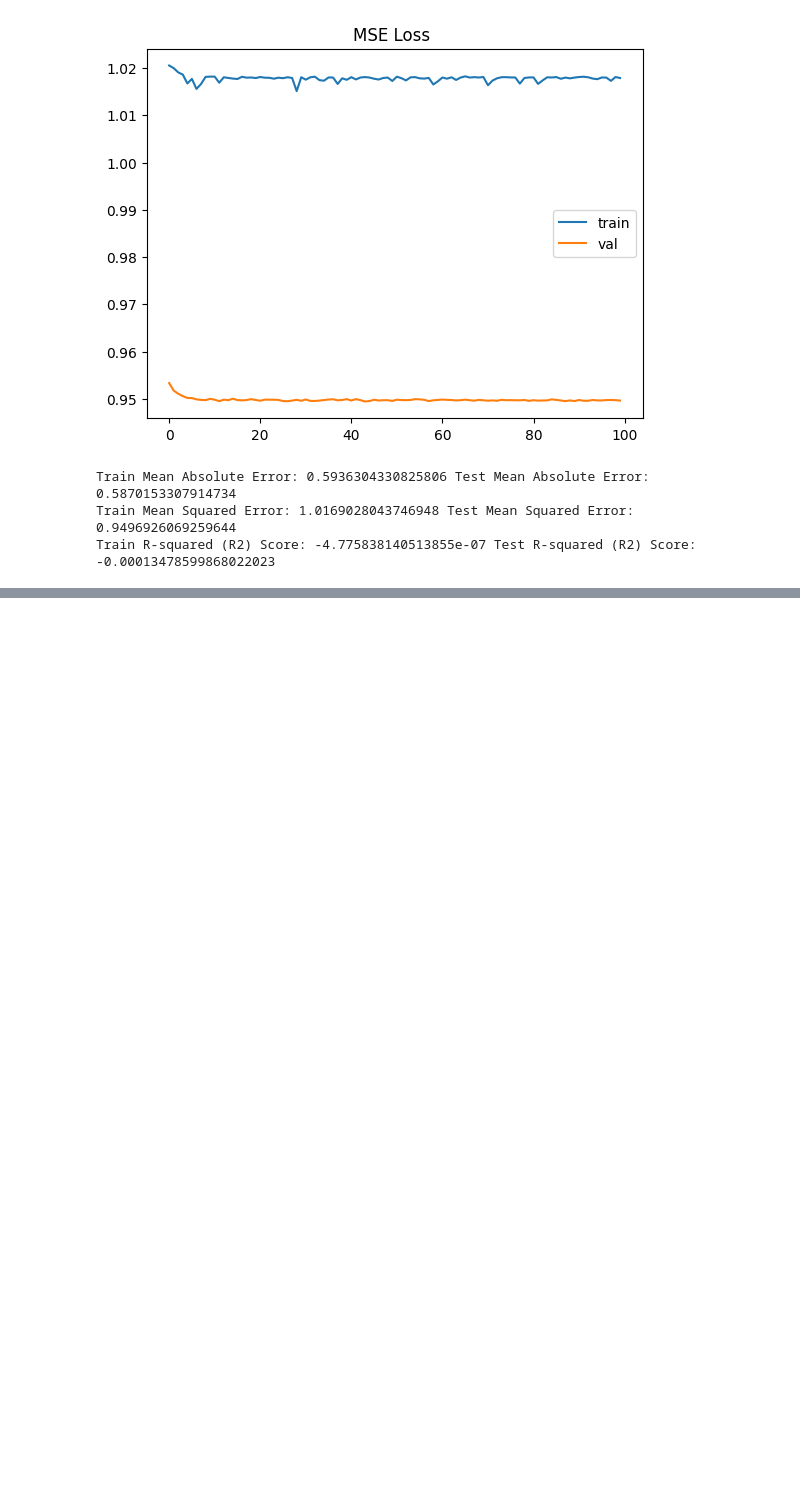
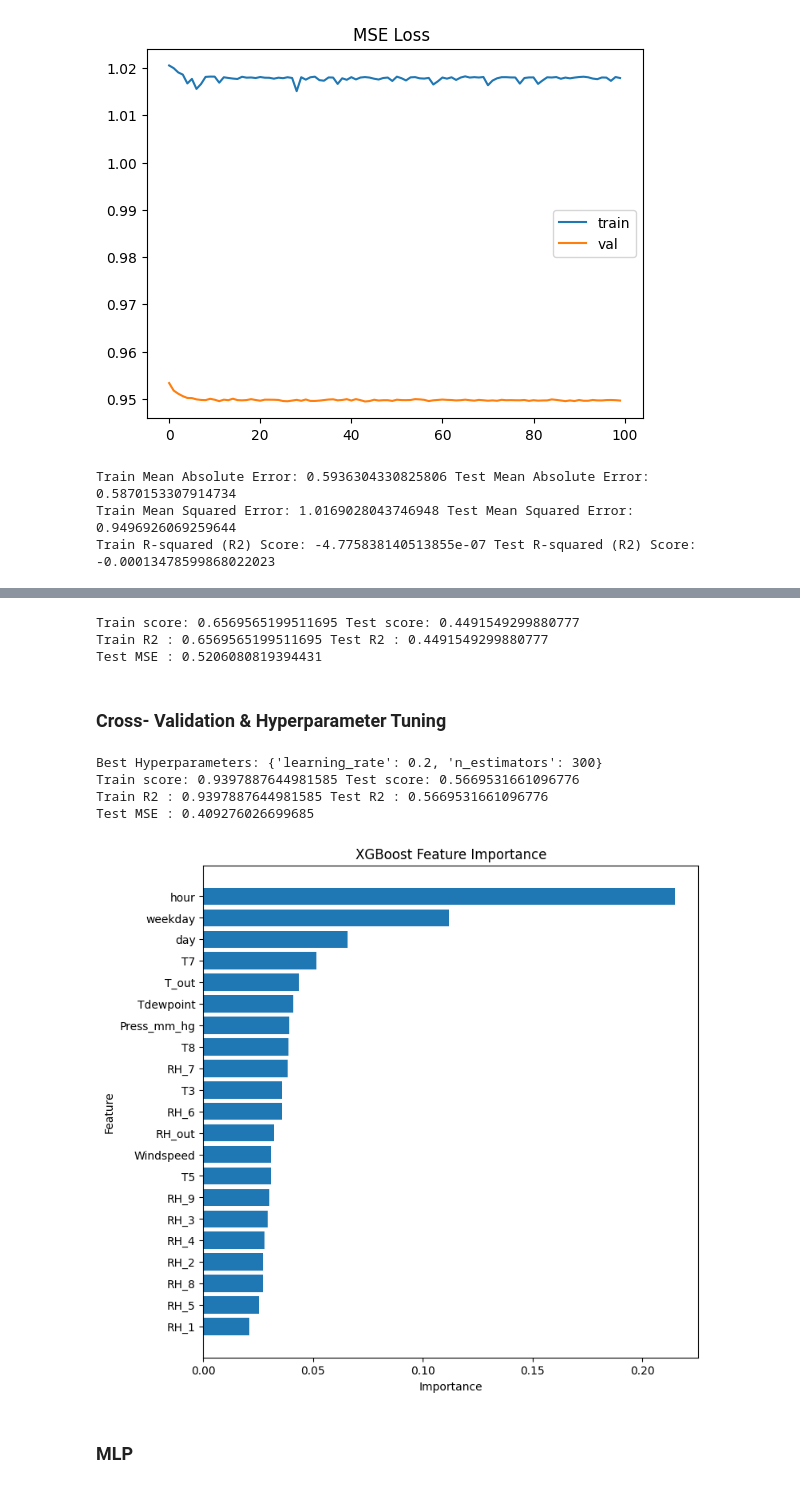
Before and after one commit to plokm008/d7041e-applied-ai-mini-project-13, a Jupyter notebook: d7041e-applied-ai-mini-project-13.ipynb, the cells around one changed output, grey strips where cells are left out. Saved outputs shown, nothing was run; the diff lists cells and outputs as text; code cells hidden in the pictures; blank space fills up the shorter version.

```diff
--- a/d7041e-applied-ai-mini-project-13.ipynb
+++ b/d7041e-applied-ai-mini-project-13.ipynb
@@ -1562,0 +1862,74 @@ torch.save(best_model.state_dict(), 'lstm.pt')
+# %%
+import xgboost as xgb
+regr =  xgb.XGBRegressor(n_estimators=100, learning_rate=0.1, random_state=42).fit(X_train, y_train)
+train_score = regr.score(X_train, y_train)
+test_score = regr.score(X_test, y_test)
+#predicting the value
+train_predictions = regr.predict(X_train)
+test_predictions = regr.predict(X_test)
+print("Train score:" ,train_score,"Test score:" ,test_score)
+train_r2 = r2_score((y_train),(train_predictions))
+test_r2 = r2_score((y_test),(test_predictions))
+print("Train R2 :" ,train_r2, "Test R2 :" ,test_r2)
+MSE  = mean_squared_error((y_test),(test_predictions))
+print("Test MSE :" , MSE)
+# %% [output]
+Train score: 0.6569565199511695 Test score: 0.4491549299880777
+Train R2 : 0.6569565199511695 Test R2 : 0.4491549299880777
+Test MSE : 0.5206080819394431
+# %% [markdown]
+###  Cross- Validation & Hyperparameter Tuning
+# %%
+from sklearn.model_selection import GridSearchCV
+param_grid = {
+    'n_estimators': [10,50,100,200,300],  # You can specify other values
+    'learning_rate': [0.01, 0.05, 0.1, 0.2, 0.5],  # Learning rate
+}
+grid_search = GridSearchCV(xgb.XGBRegressor(random_state=42), param_grid, cv=5, scoring='neg_mean_squared_error')
+grid_search.fit(X_train, y_train)
+
+# Get the best hyperparameters from the grid search
+best_params = grid_search.best_params_
+print("Best Hyperparameters:", best_params)
+# Create an XGBoost Regressor model with the best hyperparameters
+regr = xgb.XGBRegressor(**best_params, random_state=42).fit(X_train, y_train)
+
+train_score = regr.score(X_train, y_train)
+test_score = regr.score(X_test, y_test)
+#predicting the value
+train_predictions = regr.predict(X_train)
+test_predictions = regr.predict(X_test)
+print("Train score:" ,train_score,"Test score:" ,test_score)
+train_r2 = r2_score((y_train),(train_predictions))
+test_r2 = r2_score((y_test),(test_predictions))
+print("Train R2 :" ,train_r2, "Test R2 :" ,test_r2)
+MSE  = mean_squared_error((y_test),(test_predictions))
+print("Test MSE :" , MSE)
+# %% [output]
+Best Hyperparameters: {'learning_rate': 0.2, 'n_estimators': 300}
+Train score: 0.9397887644981585 Test score: 0.5669531661096776
+Train R2 : 0.9397887644981585 Test R2 : 0.5669531661096776
+Test MSE : 0.409276026699685
+# %%
+importance_scores = regr.feature_importances_
+
+# Create a DataFrame with feature names and importance scores
+feature_importance_df = pd.DataFrame({
+    'Feature': data_selectfeatures.columns[1:],
+    'Importance': importance_scores
+})
+
+# Sort DataFrame by importance scores
+feature_importance_df.sort_values(by='Importance', ascending=True, inplace=True)
+
+fig, ax = plt.subplots(figsize=(8,8))
+plt.barh(feature_importance_df['Feature'], feature_importance_df['Importance'])  # Use barh for horizontal bar chart
+plt.ylabel('Feature')  # Switch y-axis label to 'Feature'
+plt.xlabel('Importance')  # Switch x-axis label to 'Importance'
+plt.title('XGBoost Feature Importance')
+
+plt.show()
+# %% [output]
+[figure, added]
+# %% [markdown]
+### MLP
```
Also changed, not shown: parts of 57 cells of this notebook.
